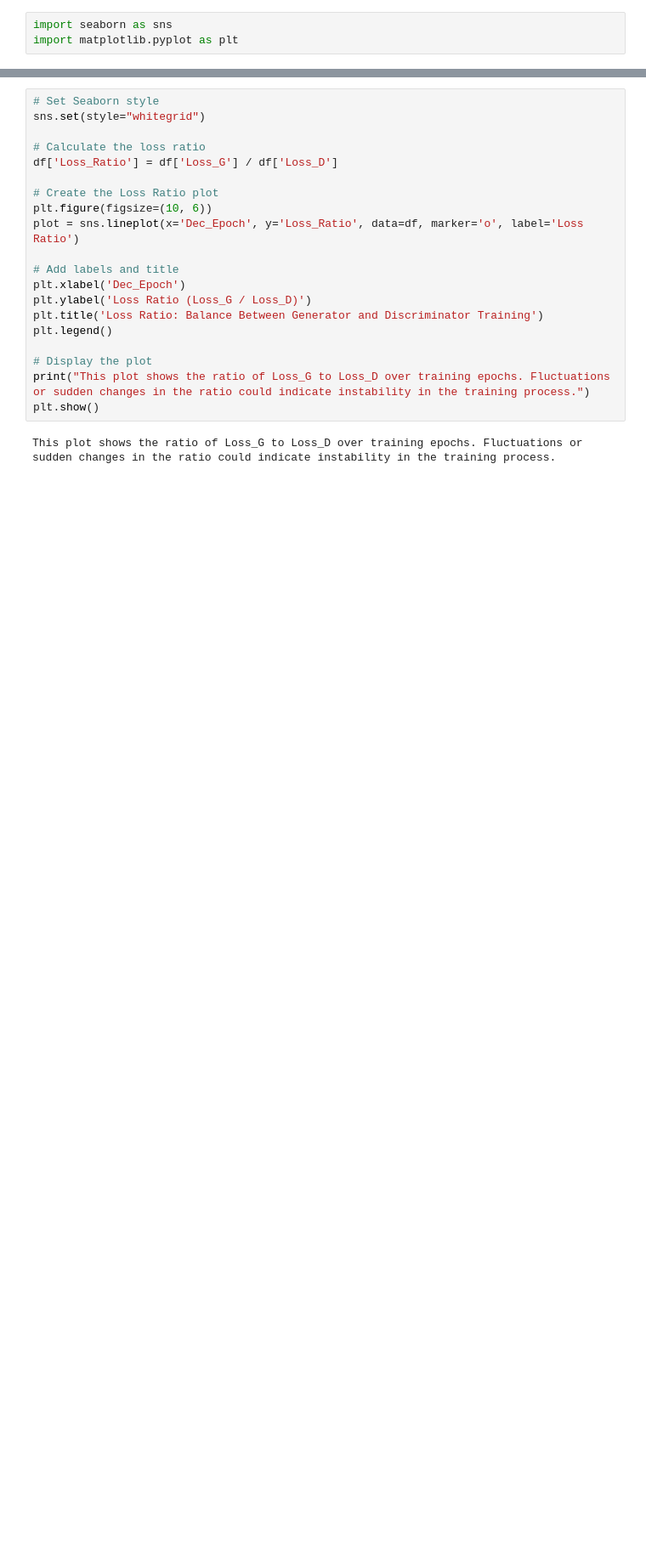
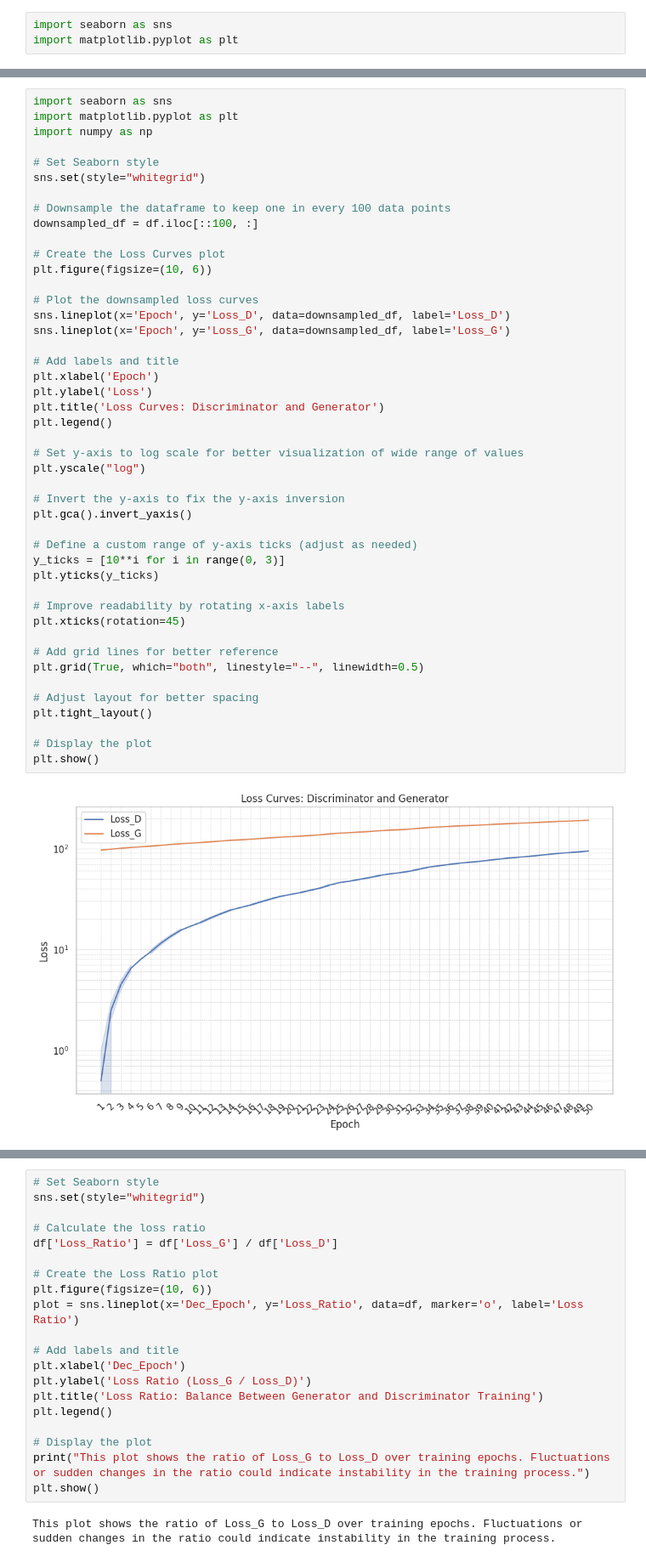
Before and after one commit to ctrlMarcio/FEUP-Synthesizing-Audio-from-Textual-Input, a Jupyter notebook: notebooks/ganmix/notebooks/show_results.ipynb, the cells around one changed output, grey strips where cells are left out. Shown at 85% size. Drawn from its saved outputs; the diff is of its cells as text; blank space fills up the shorter version.

```diff
--- a/notebooks/ganmix/notebooks/show_results.ipynb
+++ b/notebooks/ganmix/notebooks/show_results.ipynb
@@ -71,0 +55,47 @@ This will give you a sense of how the discriminator and generator losses change
+# %%
+import seaborn as sns
+import matplotlib.pyplot as plt
+import numpy as np
+
+# Set Seaborn style
+sns.set(style="whitegrid")
+
+# Downsample the dataframe to keep one in every 100 data points
+downsampled_df = df.iloc[::100, :]
+
+# Create the Loss Curves plot
+plt.figure(figsize=(10, 6))
+
+# Plot the downsampled loss curves
+sns.lineplot(x='Epoch', y='Loss_D', data=downsampled_df, label='Loss_D')
+sns.lineplot(x='Epoch', y='Loss_G', data=downsampled_df, label='Loss_G')
+
+# Add labels and title
+plt.xlabel('Epoch')
+plt.ylabel('Loss')
+plt.title('Loss Curves: Discriminator and Generator')
+plt.legend()
+
+# Set y-axis to log scale for better visualization of wide range of values
+plt.yscale("log")
+
+# Invert the y-axis to fix the y-axis inversion
+plt.gca().invert_yaxis()
+
+# Define a custom range of y-axis ticks (adjust as needed)
+y_ticks = [10**i for i in range(0, 3)]
+plt.yticks(y_ticks)
+
+# Improve readability by rotating x-axis labels
+plt.xticks(rotation=45)
+
+# Add grid lines for better reference
+plt.grid(True, which="both", linestyle="--", linewidth=0.5)
+
+# Adjust layout for better spacing
+plt.tight_layout()
+
+# Display the plot
+plt.show()
+# %% [output]
+[figure, added]
```
Also changed, not shown: parts of 8 cells of this notebook, 7 other files.
